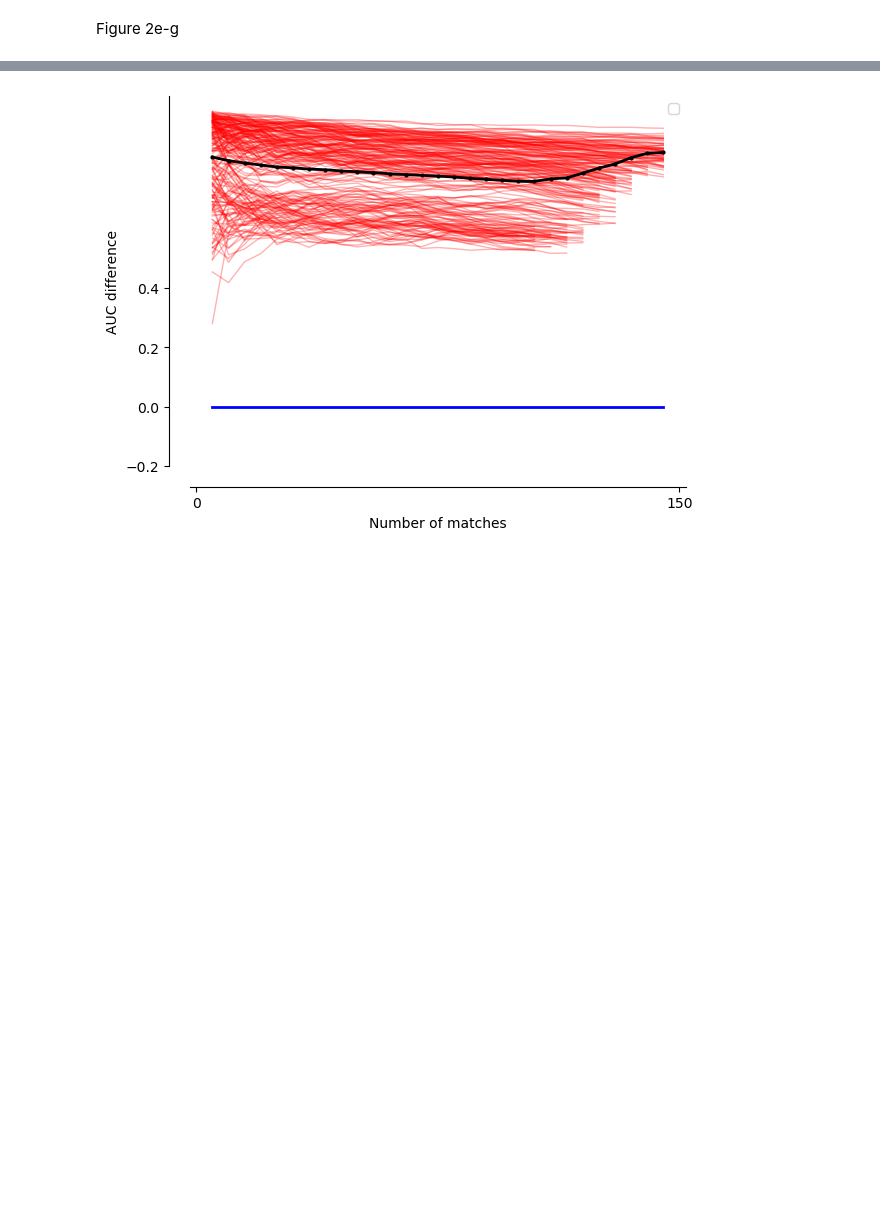
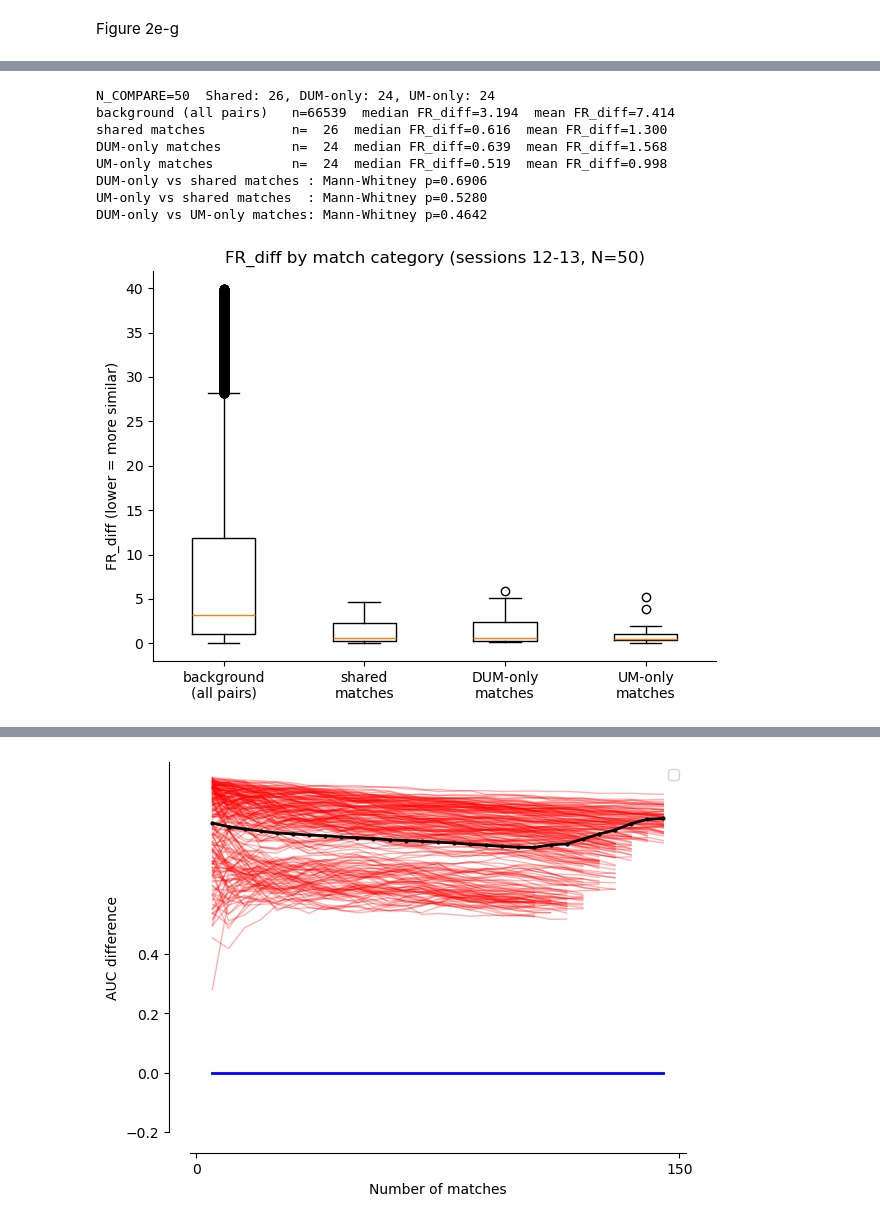
Before and after one commit to EnnyvanBeest/UnitMatch, a Jupyter notebook: UnitMatchPy/PaperAnalyses/figure2.ipynb, the cells around one changed output, grey strips where cells are left out. Saved outputs shown, nothing was run; the diff lists cells and outputs as text; code cells hidden in the pictures; blank space fills up the shorter version.

```diff
--- a/UnitMatchPy/PaperAnalyses/figure2.ipynb
+++ b/UnitMatchPy/PaperAnalyses/figure2.ipynb
@@ -464,7 +454,7 @@ plot_AUCvsNmatches(x1_fr, x2_fr, y1_fr, y2_fr, ci_lo_fr, ci_hi_fr, metric_label=
 # that DUM finds and UMPy doesn't (rather than being true of DUM's matches overall)?
 from scipy.stats import mannwhitneyu
 
-N_COMPARE = 30  # near the N where the DUM/UM FR_diff AUC gap was largest -- at N=MAX_LEN
+N_COMPARE = 50  # near the N where the DUM/UM FR_diff AUC gap was largest -- at N=MAX_LEN
                 # (150) the gap had nearly closed, which likely diluted the split below
 
 _, dum_matches = get_matches_1model(df, DUM_col, fixed_n=N_COMPARE)
@@ -495,33 +485,43 @@ for name, vals in [("background (all pairs)", fr_background), ("shared matches",
                     ("DUM-only matches", fr_dum_only), ("UM-only matches", fr_um_only)]:
     vals = vals[~np.isnan(vals)]
     if len(vals):
         print(f"{name:24s} n={len(vals):4d}  median FR_diff={np.median(vals):.3f}  mean FR_diff={np.mean(vals):.3f}")
     else:
         print(f"{name:24s} n=0")
 
 def mwu(a, b, label):
     a, b = a[~np.isnan(a)], b[~np.isnan(b)]
     if len(a) > 0 and len(b) > 0:
         p = mannwhitneyu(a, b, alternative="two-sided").pvalue
         print(f"{label}: Mann-Whitney p={p:.4f}")
 
 mwu(fr_dum_only, fr_shared, "DUM-only vs shared matches ")
 mwu(fr_um_only, fr_shared, "UM-only vs shared matches  ")
 # The comparison that actually explains the AUC gap: shared matches contribute
 # identically to both models' AUC, so the DUM-vs-UM difference is driven entirely
 # by how DUM-only's points rank against UM-only's.
 mwu(fr_dum_only, fr_um_only, "DUM-only vs UM-only matches")
 
 plt.figure()
 data = [v[~np.isnan(v)] for v in [fr_background, fr_shared, fr_dum_only, fr_um_only]]
 labels = ["background\n(all pairs)", "shared\nmatches", "DUM-only\nmatches", "UM-only\nmatches"]
 plt.boxplot(data, labels=labels, showfliers=True)
 plt.ylabel("FR_diff (lower = more similar)")
 plt.title(f"FR_diff by match category (sessions 12-13, N={N_COMPARE})")
 ax = plt.gca()
 ax.spines[["right", "top"]].set_visible(False)
 plt.tight_layout()
 plt.show()
+# %% [output]
+N_COMPARE=50  Shared: 26, DUM-only: 24, UM-only: 24
+background (all pairs)   n=66539  median FR_diff=3.194  mean FR_diff=7.414
+shared matches           n=  26  median FR_diff=0.616  mean FR_diff=1.300
+DUM-only matches         n=  24  median FR_diff=0.639  mean FR_diff=1.568
+UM-only matches          n=  24  median FR_diff=0.519  mean FR_diff=0.998
+DUM-only vs shared matches : Mann-Whitney p=0.6906
+UM-only vs shared matches  : Mann-Whitney p=0.5280
+DUM-only vs UM-only matches: Mann-Whitney p=0.4642
+[figure, added]
 # %%
 # Cross-check: do the 12 "DUM-only" pairs also look bad on the OTHER functional
 # metrics (ISI_correlations, ISI_CV_diff, refpop_correlations, natim_correlations),
```
Also changed, not shown: parts of 18 cells of this notebook, 1 other file.
